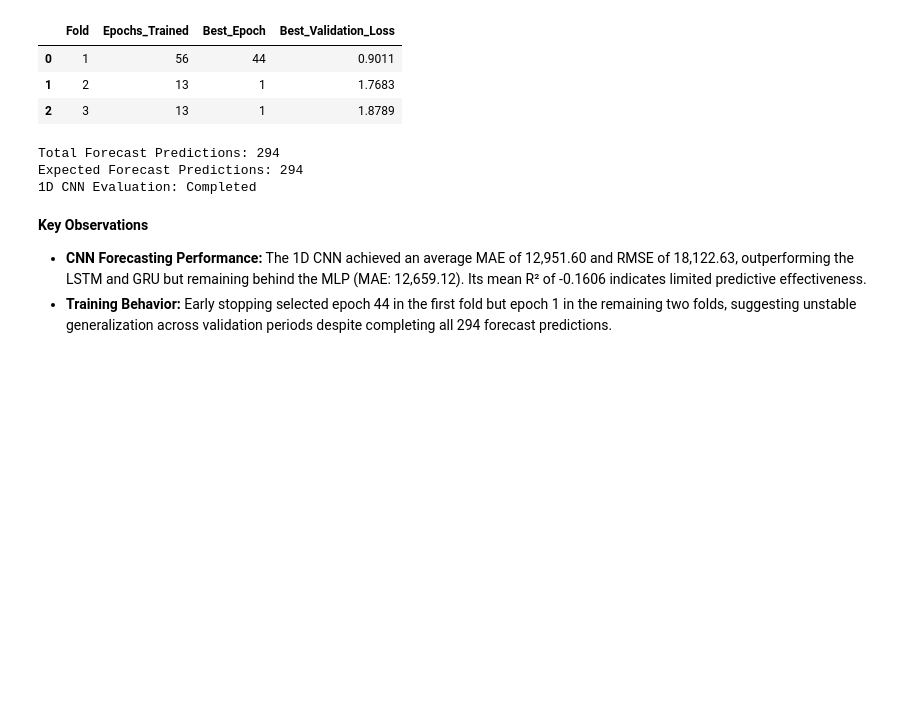
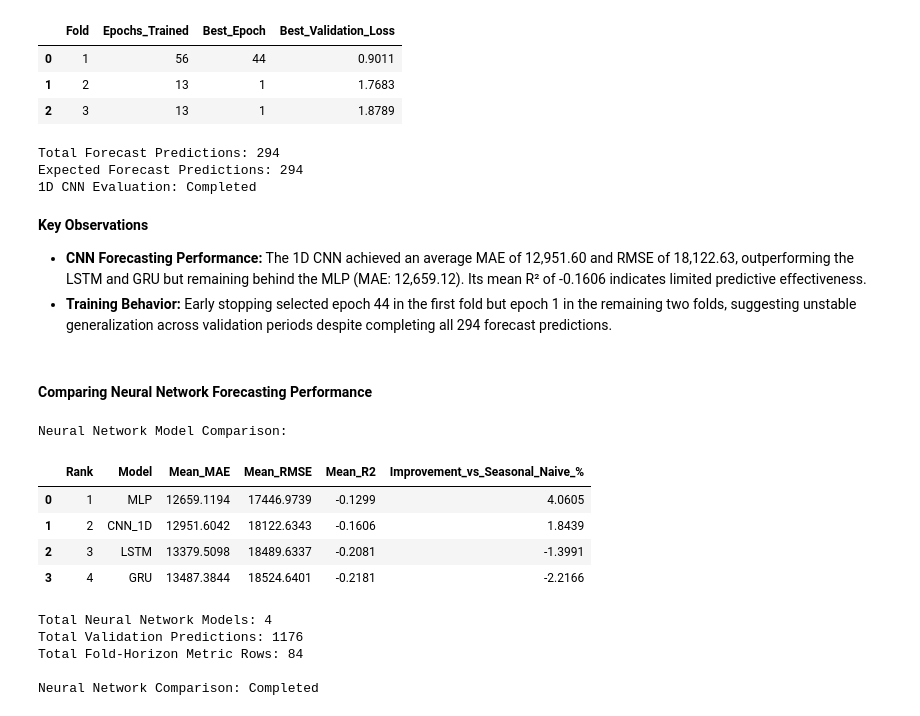
Before and after one commit to TejasMJ/Retail-Sales-Dynamics, a Jupyter notebook: notebooks/05_model_development.ipynb, the cells around one changed output. Saved outputs shown, nothing was run; the diff lists cells and outputs as text; code cells hidden in the pictures; blank space fills up the shorter version.

```diff
--- a/notebooks/05_model_development.ipynb
+++ b/notebooks/05_model_development.ipynb
@@ -3185,3 +3185,81 @@ Expected Forecast Predictions: 294
 **Key Observations**
 - **CNN Forecasting Performance:** The 1D CNN achieved an average MAE of 12,951.60 and RMSE of 18,122.63, outperforming the LSTM and GRU but remaining behind the MLP (MAE: 12,659.12). Its mean R² of -0.1606 indicates limited predictive effectiveness.
 - **Training Behavior:** Early stopping selected epoch 44 in the first fold but epoch 1 in the remaining two folds, suggesting unstable generalization across validation periods despite completing all 294 forecast predictions.
+# %% [markdown]
+#### Comparing Neural Network Forecasting Performance
+# %%
+neural_validation_metrics_df = pd.concat(
+    [
+        mlp_validation_metrics_df,
+        lstm_validation_metrics_df,
+        gru_validation_metrics_df,
+        cnn_validation_metrics_df
+    ],
+    ignore_index=True
+)
+
+neural_validation_predictions_df = pd.concat(
+    [
+        mlp_validation_predictions_df,
+        lstm_validation_predictions_df,
+        gru_validation_predictions_df,
+        cnn_validation_predictions_df
+    ],
+    ignore_index=True
+)
+
+neural_model_summary_df = (
+    neural_validation_metrics_df
+    .groupby("Model", as_index=False)
+    .agg(
+        Mean_MAE=("MAE", "mean"),
+        Mean_RMSE=("RMSE", "mean"),
+        Mean_R2=("R2", "mean")
+    )
+)
+
+neural_model_summary_df["Improvement_vs_Seasonal_Naive_%"] = (
+    (
+        seasonal_baseline_mae
+        - neural_model_summary_df["Mean_MAE"]
+    )
+    / seasonal_baseline_mae
+    * 100
+)
+
+neural_model_summary_df = (
+    neural_model_summary_df
+    .sort_values("Mean_MAE")
+    .reset_index(drop=True)
+)
+
+neural_model_summary_df.insert(
+    0,
+    "Rank",
+    np.arange(1, len(neural_model_summary_df) + 1)
+)
+
+print("Neural Network Model Comparison:")
+display(neural_model_summary_df.round(4))
+
+print("\nTotal Neural Network Models:", neural_model_summary_df["Model"].nunique())
+print("Total Validation Predictions:", len(neural_validation_predictions_df))
+print("Total Fold-Horizon Metric Rows:", len(neural_validation_metrics_df))
+
+assert neural_model_summary_df["Model"].nunique() == 4
+assert len(neural_validation_predictions_df) == 1176
+assert len(neural_validation_metrics_df) == 84
+
+print("\nNeural Network Comparison: Completed")
+# %% [output]
+Neural Network Model Comparison:
+|  | Rank | Model | Mean_MAE | Mean_RMSE | Mean_R2 | Improvement_vs_Seasonal_Naive_% |
+| 0 | 1 | MLP | 12659.1194 | 17446.9739 | -0.1299 | 4.0605 |
+| 1 | 2 | CNN_1D | 12951.6042 | 18122.6343 | -0.1606 | 1.8439 |
+| 2 | 3 | LSTM | 13379.5098 | 18489.6337 | -0.2081 | -1.3991 |
+| 3 | 4 | GRU | 13487.3844 | 18524.6401 | -0.2181 | -2.2166 |
+Total Neural Network Models: 4
+Total Validation Predictions: 1176
+Total Fold-Horizon Metric Rows: 84
+
+Neural Network Comparison: Completed
```
Also changed, not shown: parts of 37 cells of this notebook.
